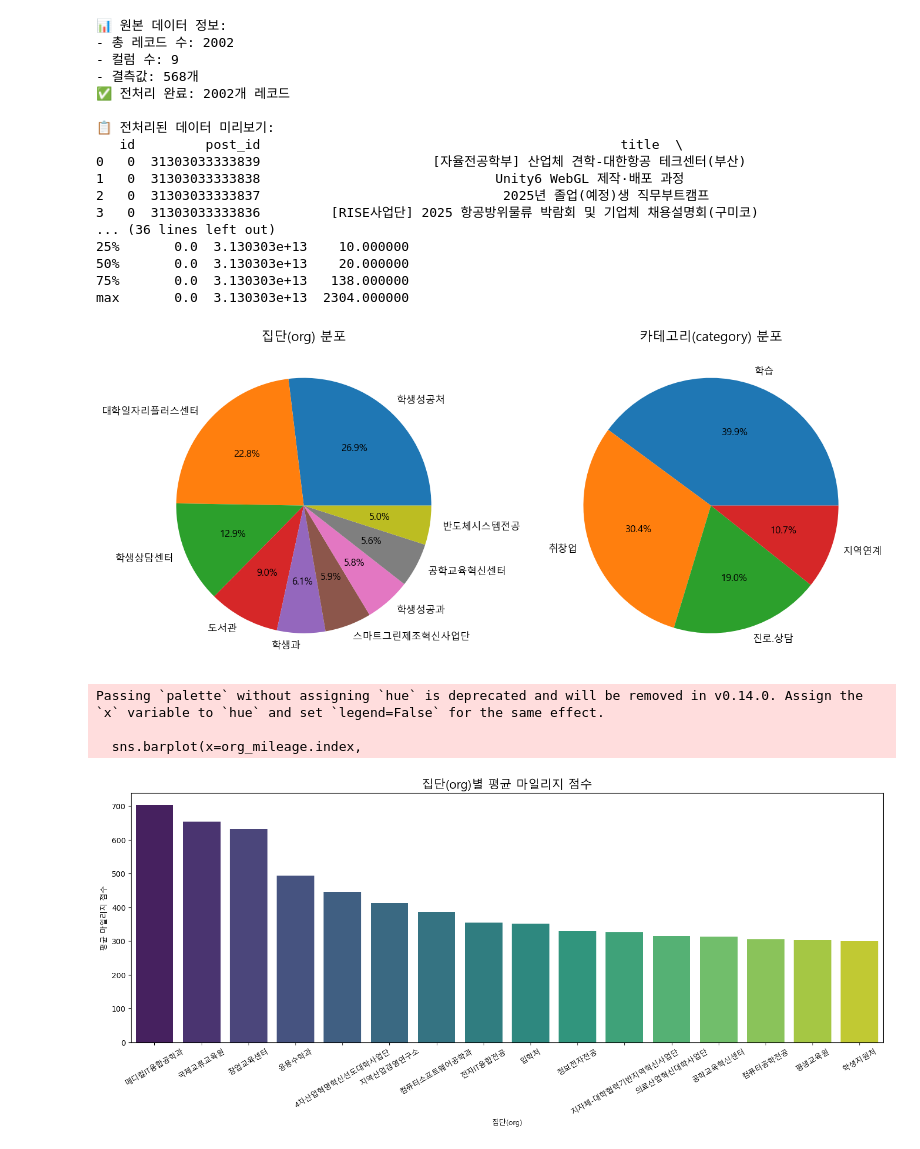
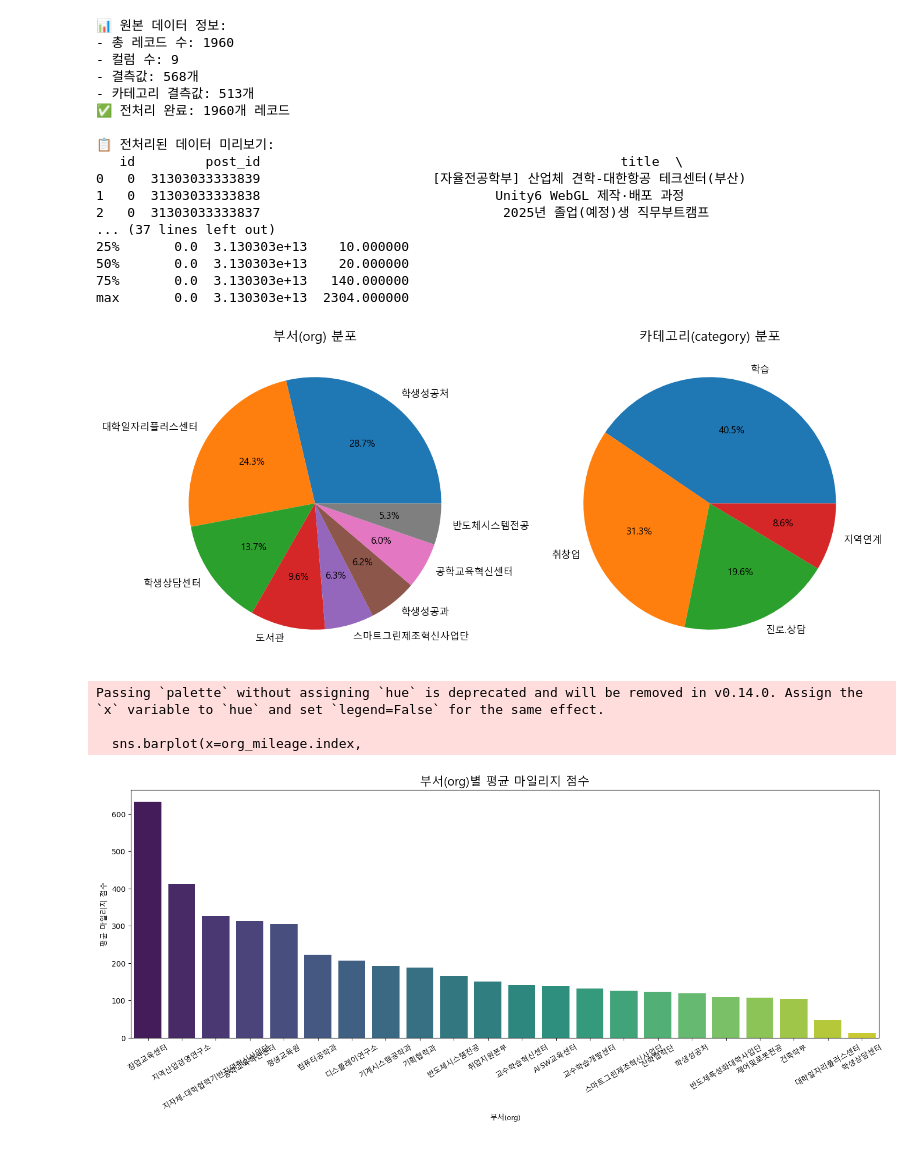
Before and after one commit to barahana25/Advanced_Python_Programming, a Jupyter notebook: 1주차/biskit_crawl.ipynb, the cells around one changed output. Drawn from its saved outputs; the diff is of its cells as text; code cells hidden in the pictures.

Commit message:
edited csv & visual

```diff
--- a/1주차/biskit_crawl.ipynb
+++ b/1주차/biskit_crawl.ipynb
@@ -222,6 +207,7 @@ def data_preprocessing(df):
     print(f"- 총 레코드 수: {len(df)}")
     print(f"- 컬럼 수: {len(df.columns)}")
     print(f"- 결측값: {df.isnull().sum().sum()}개")
+    print(f"- 카테고리 결측값: {df['category'].isnull().sum()}개")
 
     df_clean = df.copy()
 
@@ -258,7 +244,7 @@ def extract_keywords(text_series):
     words = all_text.split()
 
     # 불용어 제거 (간단한 예시)
-    stop_words = {'의', '가', '이', '은', '는', '을', '를', '에', '와', '과', '으로', '로', '에서', '와', '과', '뉴스', '기사', '관련', '위한', '3개월간', '참여를', '않고', '불참시', '제한', '제한합니다', '취소하지'}
+    stop_words = {'의', '가', '이', '은', '는', '을', '를', '에', '와', '과', '으로', '로', '에서', '와', '과', '뉴스', '기사', '관련', '위한', '3개월간', '참여를', '않고', '불참시', '제한', '제한합니다', '취소하지', '2024년', '1학기', '종료'}
     words = [word for word in words if len(word) > 1 and word not in stop_words]
 
     # 빈도 계산
@@ -277,27 +263,27 @@ print("\n🔍 기본 통계:")
 print(clean_df.describe())
 # %% [output]
 📊 원본 데이터 정보:
-- 총 레코드 수: 2002
+- 총 레코드 수: 1960
 - 컬럼 수: 9
 - 결측값: 568개
-✅ 전처리 완료: 2002개 레코드
+- 카테고리 결측값: 513개
+✅ 전처리 완료: 1960개 레코드
 
 📋 전처리된 데이터 미리보기:
    id         post_id                                              title  \
 0   0  31303033333839                      [자율전공학부] 산업체 견학-대한항공 테크센터(부산)
 1   0  31303033333838                              Unity6 WebGL 제작·배포 과정
 2   0  31303033333837                               2025년 졸업(예정)생 직무부트캠프
-3   0  31303033333836         [RISE사업단] 2025 항공방위물류 박람회 및 기업체 채용설명회(구미코)
-... (36 lines left out)
+... (37 lines left out)
 25%       0.0  3.130303e+13    10.000000
 50%       0.0  3.130303e+13    20.000000
-75%       0.0  3.130303e+13   138.000000
+75%       0.0  3.130303e+13   140.000000
 max       0.0  3.130303e+13  2304.000000
 # %%
 def exploratory_data_analysis(df):
     plt.figure(figsize=(14, 6))
 
-    # 1. 집단(org) 분포 Pie Chart
+    # 1. 부서(org) 분포 Pie Chart
     plt.subplot(1, 2, 1)
     org_counts = df['org'].value_counts(normalize=True) * 100
     org_counts = org_counts[org_counts >= 3]
@@ -306,45 +292,50 @@ def exploratory_data_analysis(df):
             labels=org_counts.index,
             autopct='%1.1f%%',
             textprops={'fontproperties': fontprop, 'fontsize': 12})
-    plt.title("집단(org) 분포", fontproperties=fontprop, fontsize=16, fontweight='bold')
+    plt.title("부서(org) 분포", fontproperties=fontprop, fontsize=16, fontweight='bold')
 
     # 2. 카테고리(category) 분포 Pie Chart
     plt.subplot(1, 2, 2)
-    category_counts = clean_df['category'].value_counts()
+    category_counts = df['category'].value_counts()
     plt.pie(category_counts.values,
             labels=category_counts.index,
             autopct='%1.1f%%',
             textprops={'fontproperties': fontprop, 'fontsize': 12})
     plt.title("카테고리(category) 분포", fontproperties=fontprop, fontsize=16, fontweight='bold')
 
     plt.tight_layout()
     plt.show()
 
-
-    # 3. 집단(org)별 평균 마일리지 Bar Chart
+    # 3. 부서(org)별 평균 마일리지 Bar Chart
     plt.figure(figsize=(18, 6))
-    org_mileage = clean_df.groupby('org')['mileage'].mean()
-    org_mileage = org_mileage[org_mileage >= 300].sort_values(ascending=False)
+    org_counts = df['org'].value_counts()
+    org_counts = org_counts[org_counts >= 10]
+    df = df[df['org'].isin(org_counts.index)]
+    org_mileage = df.groupby('org')['mileage'].mean()
+    org_mileage = org_mileage[org_mileage >= 100].sort_values(ascending=False)
+    org_mileage['대학일자리플러스센터'] = df[df['org'] == '대학일자리플러스센터']['mileage'].mean()
+    org_mileage['학생상담센터'] = df[df['org'] == '학생상담센터']['mileage'].mean()
+    org_mileage = org_mileage.sort_values(ascending=False)
 
     sns.barplot(x=org_mileage.index,
                 y=org_mileage.values,
                 palette="viridis")
 
-    plt.title("집단(org)별 평균 마일리지 점수", fontproperties=fontprop, fontsize=16, fontweight='bold')
+    plt.title("부서(org)별 평균 마일리지 점수", fontproperties=fontprop, fontsize=16, fontweight='bold')
     plt.xticks(rotation=30, fontproperties=fontprop)
     plt.ylabel("평균 마일리지 점수", fontproperties=fontprop)
-    plt.xlabel("집단(org)", fontproperties=fontprop)
+    plt.xlabel("부서(org)", fontproperties=fontprop)
 
     plt.show()
 
 # 분석 실행
 exploratory_data_analysis(clean_df)
 # %% [output]
-[figure, old version]
+[figure, new version]
 Passing `palette` without assigning `hue` is deprecated and will be removed in v0.14.0. Assign the `x` variable to `hue` and set `legend=False` for the same effect.
 
   sns.barplot(x=org_mileage.index,
-[figure, old version]
+[figure, new version]
 # %%
 def draw_keyword_analysis(df, keywords):
     MIN_COUNT = 5    # 최소 출현 문서 수(원하면 낮춰도 됨)
```
Also changed, not shown: parts of 5 cells of this notebook, 2 other files.
